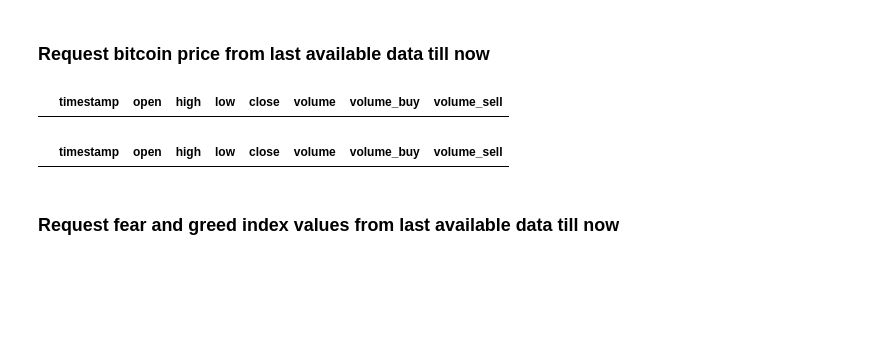
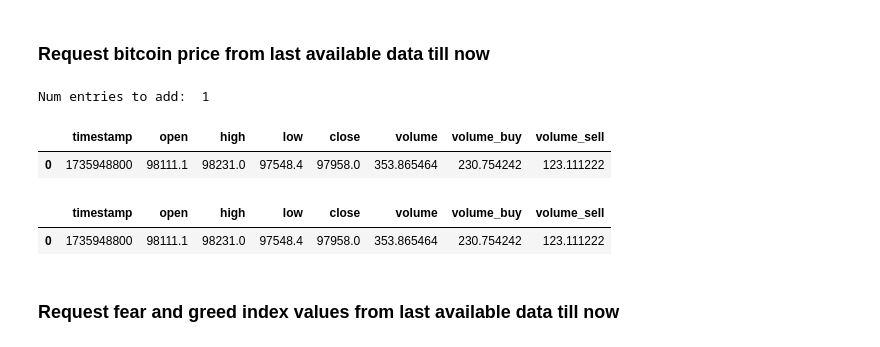
Before and after one commit to natassaf/ID2223-final-project, a Jupyter notebook: feature_pipeline.ipynb, the cells around one changed output. Cells and saved outputs as stored; diff of their text form; code cells hidden in the pictures; blank space fills up the shorter version.

```diff
--- a/feature_pipeline.ipynb
+++ b/feature_pipeline.ipynb
@@ -145,35 +150,41 @@ sol_response_df.head()
 # %%
 load_dotenv()
 crypto_api_key = os.getenv("CRYPTO_API_KEY")
 
 
 params = {
     "market":"kraken",
     "instrument": "BTC-USD",
     "limit": bitcoin_difference,
     "api_key": crypto_api_key,
 }
 
 if bitcoin_difference>0:
     bitcoin_response = trigger_request(url, params)
     bitcoin_response_df = pd.DataFrame(bitcoin_response["Data"])
     bitcoin_response_df = bitcoin_response_df[["TIMESTAMP", 'OPEN', 'HIGH', 'LOW', 'CLOSE', "VOLUME", 'VOLUME_BUY', 'VOLUME_SELL']]
     bitcoin_response_df.columns = bitcoin_response_df.columns.str.lower()
     bitcoin_response_df['open'] = bitcoin_response_df['open'].astype(float)
     bitcoin_response_df['close'] = bitcoin_response_df['close'].astype(float)
-
+    bitcoin_response_df['high'] = bitcoin_response_df['high'].astype(float)
+    bitcoin_response_df['low'] = bitcoin_response_df['low'].astype(float)
+    bitcoin_response_df['volume'] = bitcoin_response_df['volume'].astype(float)
+    bitcoin_response_df['volume_buy'] = bitcoin_response_df['volume_buy'].astype(float)
 
     print("Num entries to add: ", len(bitcoin_response_df))
 else:
     bitcoin_response_df = pd.DataFrame(columns=["timestamp","open","high", "low","close", "volume", "volume_buy", "volume_sell"])
 
 bitcoin_response_df.head()
 # %% [output]
+Num entries to add:  1
 |  | timestamp | open | high | low | close | volume | volume_buy | volume_sell |
+| 0 | 1735948800 | 98111.1 | 98231.0 | 97548.4 | 97958.0 | 353.865464 | 230.754242 | 123.111222 |
 # %%
 bitcoin_response_df
 # %% [output]
 |  | timestamp | open | high | low | close | volume | volume_buy | volume_sell |
+| 0 | 1735948800 | 98111.1 | 98231.0 | 97548.4 | 97958.0 | 353.865464 | 230.754242 | 123.111222 |
 # %% [markdown]
 ### Request fear and greed index values from last available data till now
 # %%
```
Also changed, not shown: parts of 9 cells of this notebook, 5 other files.
